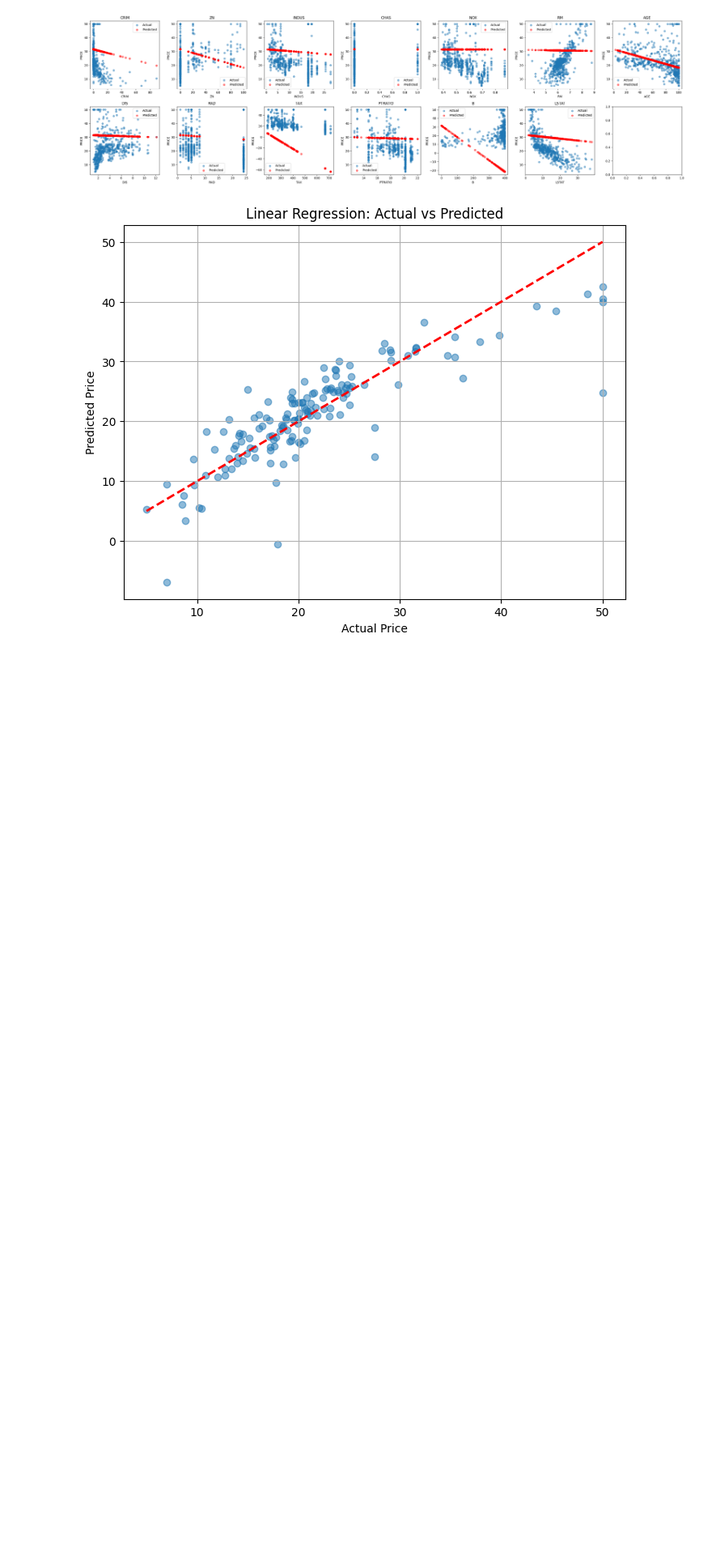
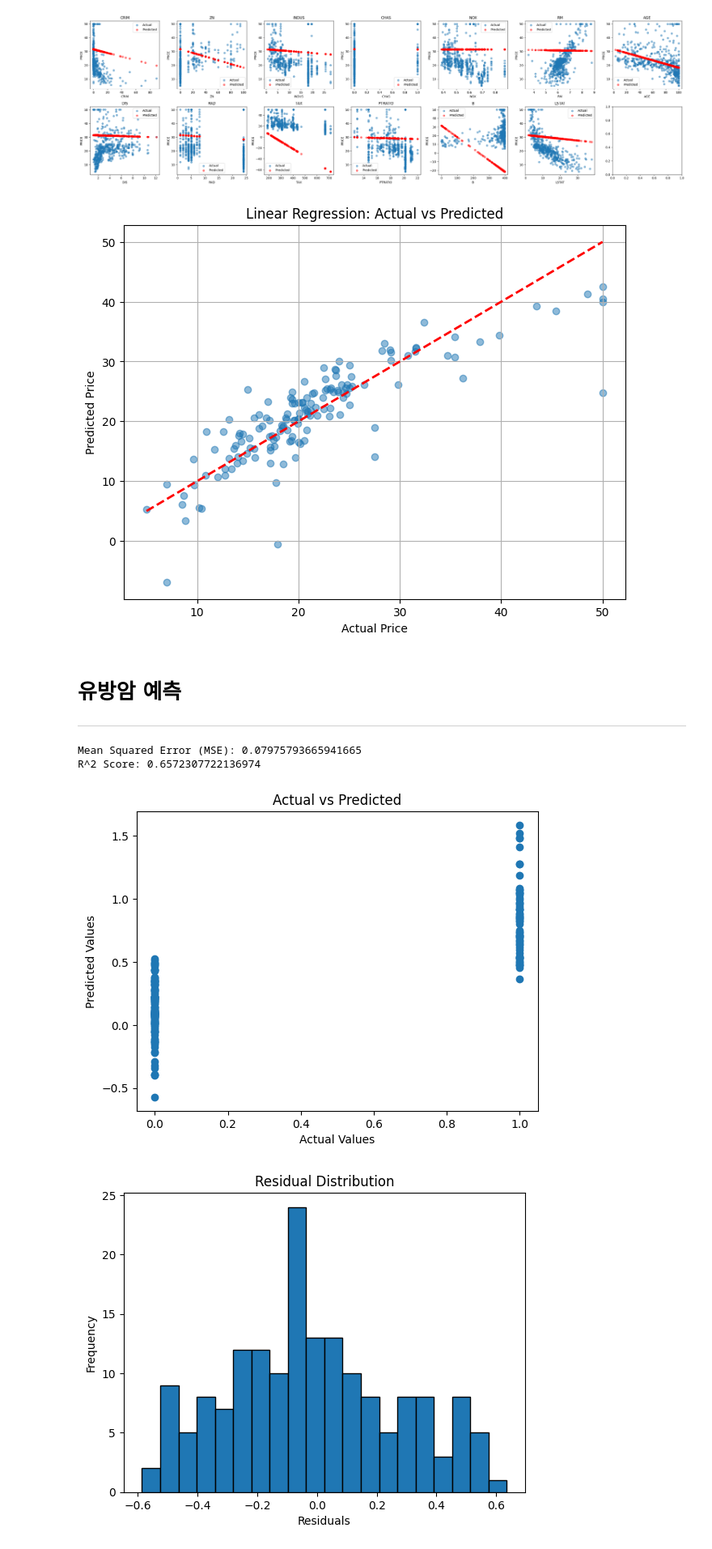
Before and after one commit to YeeeeeHo/ML_Final, a Jupyter notebook: example/Regression/LinearRegression.ipynb, the cells around one changed output. Shown: that part at 81% size. Cells and saved outputs as stored; diff of their text form; code cells hidden in the pictures; blank space fills up the shorter version.

```diff
--- a/example/Regression/LinearRegression.ipynb
+++ b/example/Regression/LinearRegression.ipynb
@@ -74,3 +77,6 @@ plt.show()
 # %% [output]
 [figure]
 [figure]
+# %% [markdown]
+# 유방암 예측
+---
@@ -76,0 +89,49 @@ plt.show()
+# %%
+
+# 데이터 로드
+file_path = 'https://raw.githubusercontent.com/YeeeeeHo/ML_Final/refs/heads/main/example/Regression/breast_cancer.csv'  # 실제 파일 경로 입력
+data = pd.read_csv(file_path)
+# %%
+
+# 데이터 전처리
+X = data[['radius_mean', 'texture_mean', 'perimeter_mean', 'area_mean', 'smoothness_mean']]  # 특성
+y = data['diagnosis'].map({'M': 1, 'B': 0})  # 목표 변수 (악성: 1, 양성: 0)
+
+# 데이터 분리
+X_train, X_test, y_train, y_test = train_test_split(X, y, test_size=0.3, random_state=42)
+# %%
+
+# 모델 학습
+model = LinearRegression()
+model.fit(X_train, y_train)
+
+# 예측
+y_pred = model.predict(X_test)
+# %%
+
+# 평가
+mse = mean_squared_error(y_test, y_pred)
+r2 = r2_score(y_test, y_pred)
+
+print("Mean Squared Error (MSE):", mse)
+print("R^2 Score:", r2)
+
+# 시각화 (실제값 vs 예측값)
+plt.scatter(y_test, y_pred)
+plt.xlabel("Actual Values")
+plt.ylabel("Predicted Values")
+plt.title("Actual vs Predicted")
+plt.show()
+
+# 잔차 분석
+residuals = y_test - y_pred
+plt.hist(residuals, bins=20, edgecolor='k')
+plt.title("Residual Distribution")
+plt.xlabel("Residuals")
+plt.ylabel("Frequency")
+plt.show()
+# %% [output]
+Mean Squared Error (MSE): 0.07975793665941665
+R^2 Score: 0.6572307722136974
+[figure, added]
+[figure, added]
```
Also changed, not shown: parts of 2 cells of this notebook.
